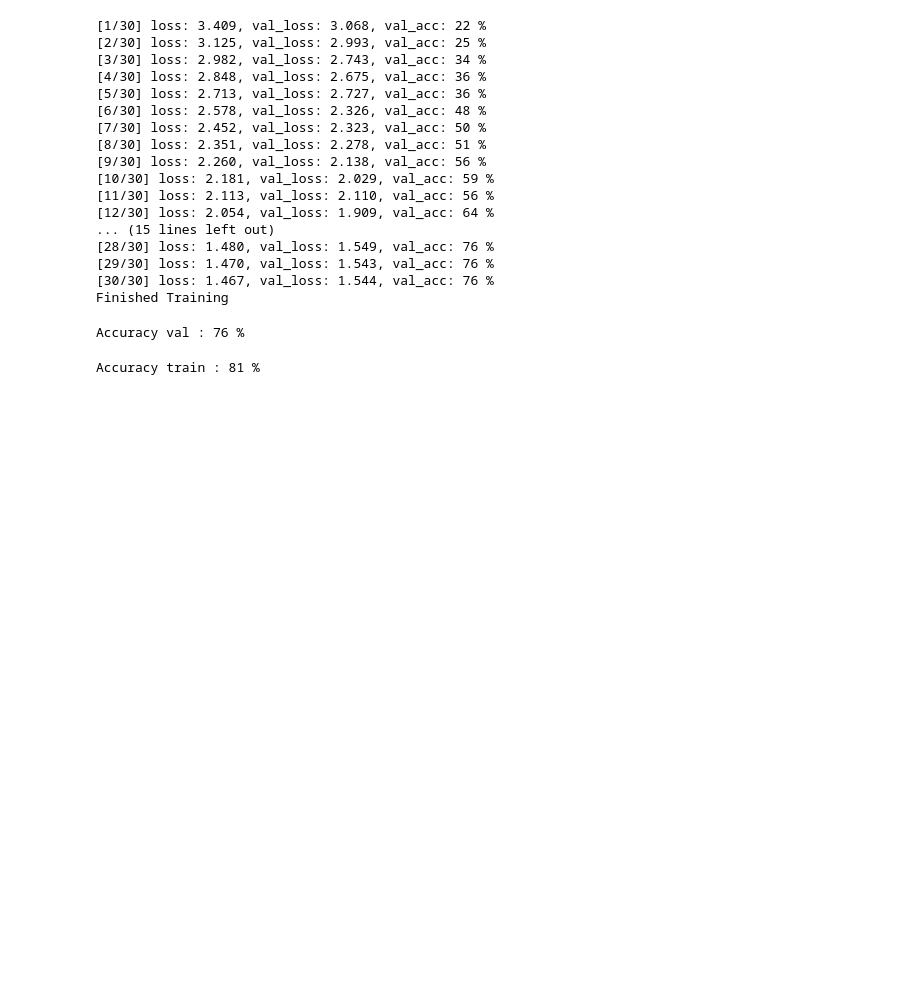
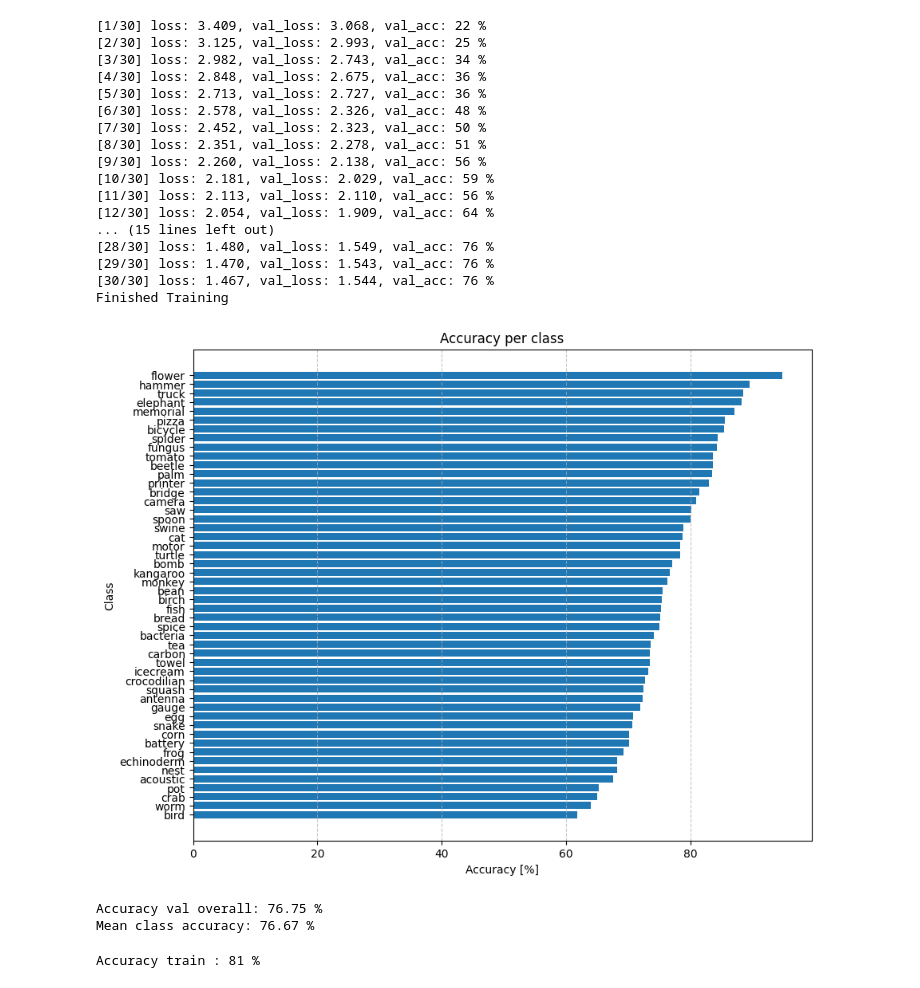
Before and after one commit to SebastianBoteroLeonik/SSNE_miniprojekt3, a Jupyter notebook: rozwiazanie.ipynb, the cells around one changed output. Drawn from its saved outputs; the diff is of its cells as text; code cells hidden in the pictures; blank space fills up the shorter version.

```diff
--- a/rozwiazanie.ipynb
+++ b/rozwiazanie.ipynb
@@ -290,13 +290,49 @@ print("Finished Training")
 [30/30] loss: 1.467, val_loss: 1.544, val_acc: 76 %
 Finished Training
 # %%
+def per_class_accuracy(model, dataloader, device, class_names):
+    model.eval()
+    class_correct = torch.zeros(len(class_names), dtype=torch.long)
+    class_total = torch.zeros(len(class_names), dtype=torch.long)
+
+    with torch.no_grad():
+        for inputs, labels in dataloader:
+            inputs = inputs.to(device, non_blocking=True)
+            labels = labels.to(device, non_blocking=True)
+            outputs = model(inputs)
+            predicted = outputs.argmax(dim=1)
+            matches = predicted == labels
+
+            for class_idx in range(len(class_names)):
+                class_mask = labels == class_idx
+                class_total[class_idx] += class_mask.sum().item()
+                class_correct[class_idx] += (matches & class_mask).sum().item()
+
+    accuracies = 100.0 * class_correct.float() / class_total.float()
+    return accuracies
+
 val_loss, val_acc = validate(net, valloader, criterion, device)
+class_accuracies = per_class_accuracy(net, valloader, device, valset.classes)
+sorted_indices = torch.argsort(class_accuracies, descending=True)
+sorted_class_names = [valset.classes[i] for i in sorted_indices.tolist()]
+sorted_accuracies = class_accuracies[sorted_indices]
 
-print(
-    "Accuracy val : %d %%" % (val_acc)
-)
+plt.figure(figsize=(10, 8))
+plt.barh(sorted_class_names, sorted_accuracies.cpu().numpy())
+plt.xlabel('Accuracy [%]')
+plt.ylabel('Class')
+plt.gca().invert_yaxis()
+plt.title('Accuracy per class')
+# plt.tight_layout()
+plt.grid(axis='x', linestyle='--', alpha=0.7)
+plt.show()
+
+print("Accuracy val overall: %.2f %%" % val_acc)
+print("Mean class accuracy: %.2f %%" % class_accuracies.mean())
 # %% [output]
+[figure, added]
-Accuracy val : 76 %
+Accuracy val overall: 76.75 %
+Mean class accuracy: 76.67 %
 # %%
 correct = 0
 total = 0
```
Also changed, not shown: parts of 1 cell of this notebook.
